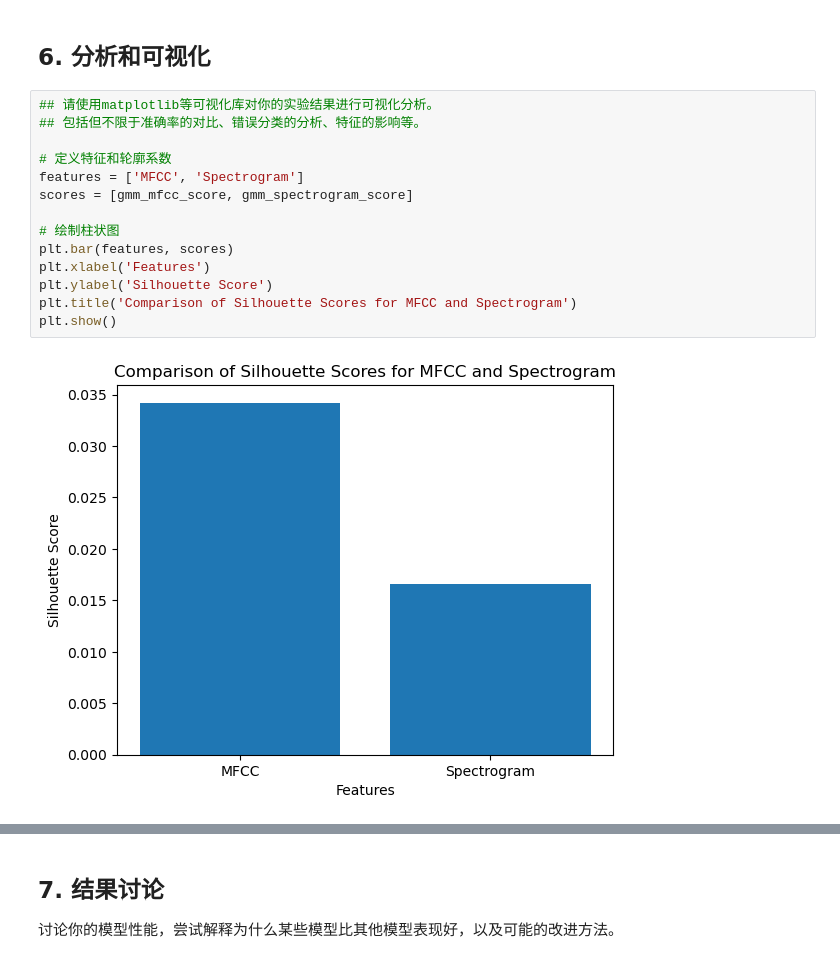
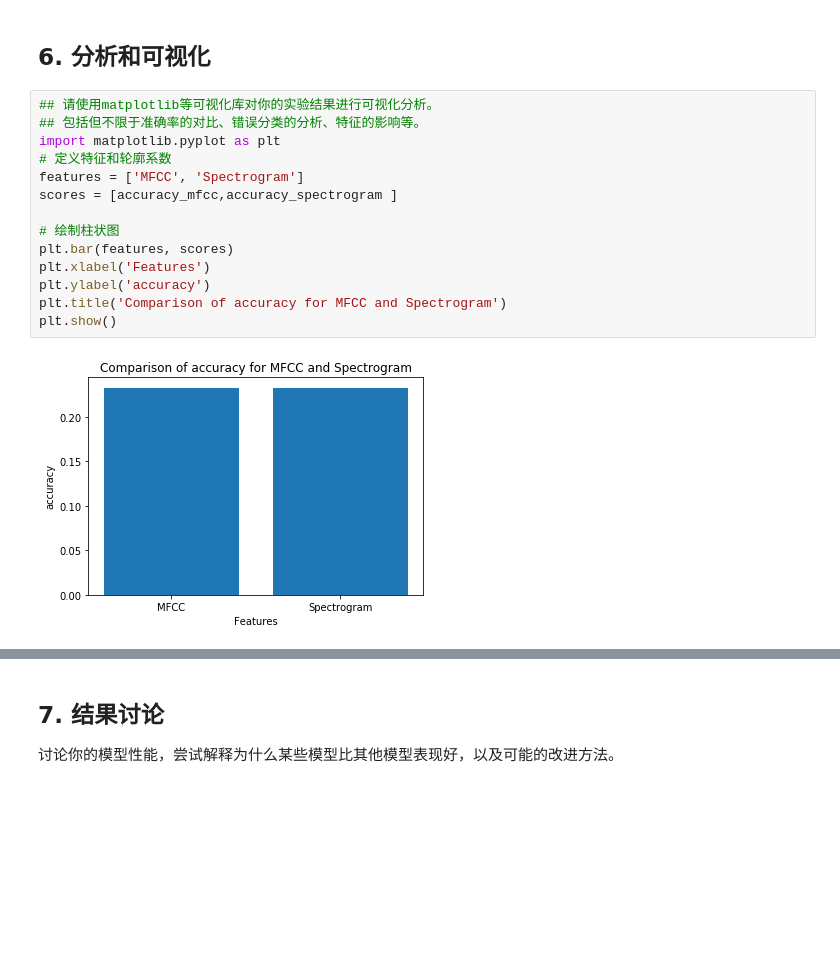
Before and after one commit to xubinrui/ASR-group, a Jupyter notebook: experiment_2/experiment_2.ipynb, the cells around one changed output, grey strips where cells are left out. Saved outputs shown, nothing was run; the diff lists cells and outputs as text; blank space fills up the shorter version.

```diff
--- a/experiment_2/experiment_2.ipynb
+++ b/experiment_2/experiment_2.ipynb
@@ -487,19 +425,19 @@ Please also refer to the documentation for alternative solver options:
 # %%
 ## 请使用matplotlib等可视化库对你的实验结果进行可视化分析。
 ## 包括但不限于准确率的对比、错误分类的分析、特征的影响等。
-
+import matplotlib.pyplot as plt
 # 定义特征和轮廓系数
 features = ['MFCC', 'Spectrogram']
-scores = [gmm_mfcc_score, gmm_spectrogram_score]
+scores = [accuracy_mfcc,accuracy_spectrogram ]
 
 # 绘制柱状图
 plt.bar(features, scores)
 plt.xlabel('Features')
-plt.ylabel('Silhouette Score')
-plt.title('Comparison of Silhouette Scores for MFCC and Spectrogram')
+plt.ylabel('accuracy')
+plt.title('Comparison of accuracy for MFCC and Spectrogram')
 plt.show()
 # %% [output]
-[figure, old version]
+[figure, new version]
 # %%
 ## 请使用matplotlib等可视化库对你的实验结果进行可视化分析。
 ## 包括但不限于准确率的对比、错误分类的分析、特征的影响等。
```
Also changed, not shown: parts of 17 cells of this notebook.
